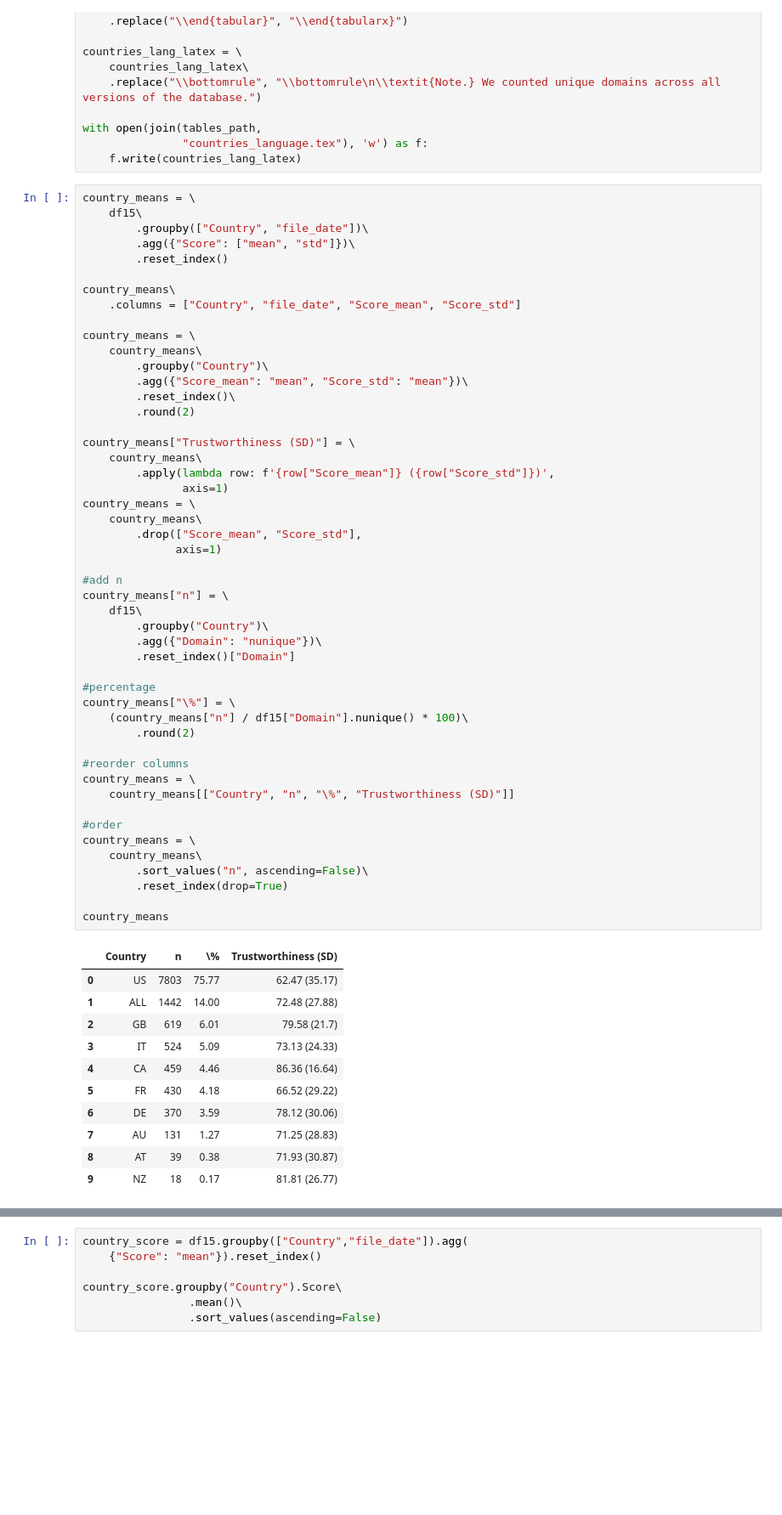
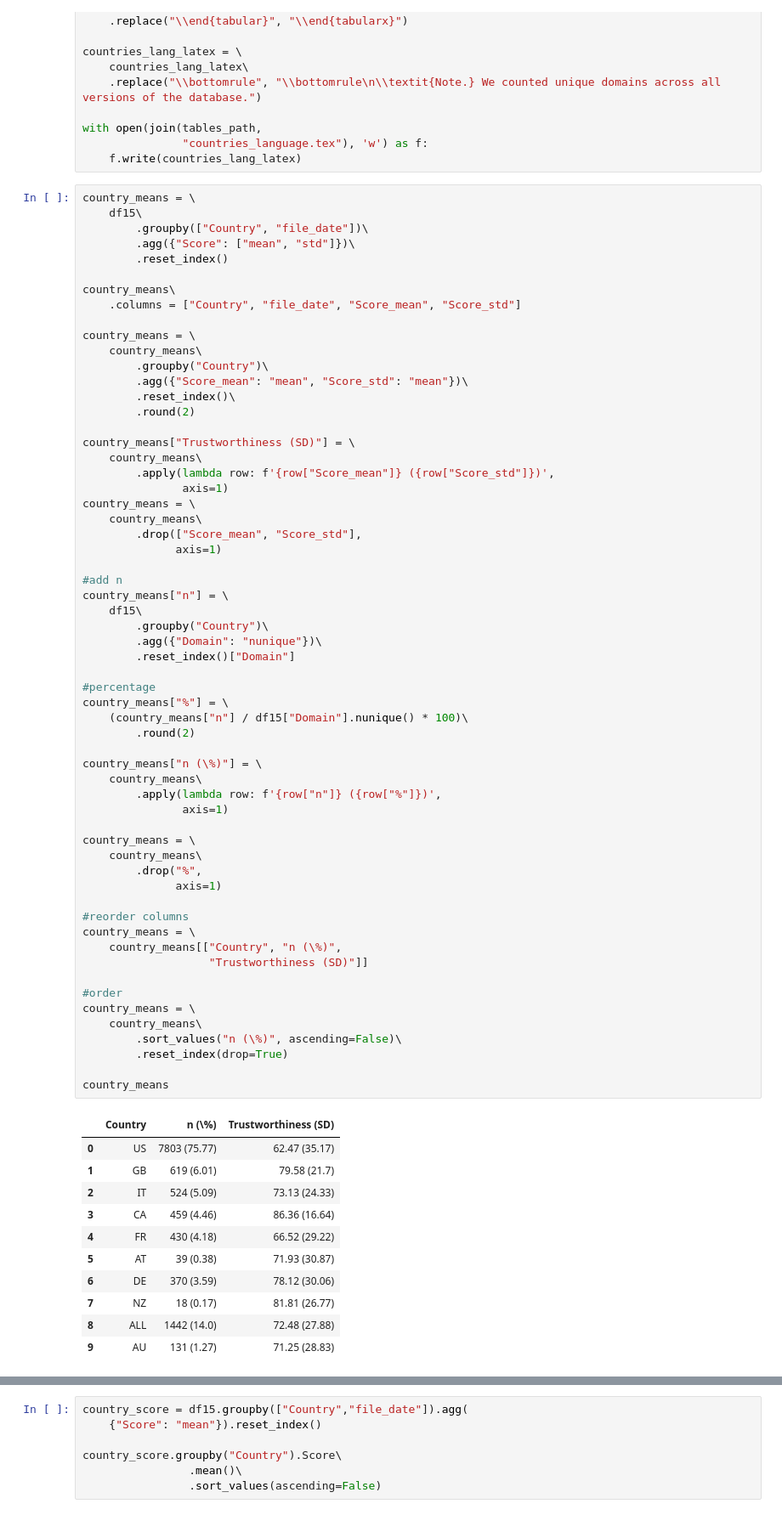
Before and after one commit to julaluehring/newsguard-review-analysis, a Jupyter notebook: 02-describe_newsguard.ipynb, the cells around one changed output, grey strips where cells are left out. Shown at 85% size. Cells and saved outputs as stored; diff of their text form; blank space fills up the shorter version.

Commit message:
table formatting

```diff
--- a/02-describe_newsguard.ipynb
+++ b/02-describe_newsguard.ipynb
@@ -559,44 +672,55 @@ country_means = \
 country_means["Trustworthiness (SD)"] = \
     country_means\
         .apply(lambda row: f'{row["Score_mean"]} ({row["Score_std"]})',
                axis=1)
 country_means = \
     country_means\
         .drop(["Score_mean", "Score_std"],
               axis=1)
 
 #add n
 country_means["n"] = \
     df15\
         .groupby("Country")\
         .agg({"Domain": "nunique"})\
         .reset_index()["Domain"]
 
 #percentage
-country_means["\%"] = \
+country_means["%"] = \
     (country_means["n"] / df15["Domain"].nunique() * 100)\
         .round(2)
 
+country_means["n (\%)"] = \
+    country_means\
+        .apply(lambda row: f'{row["n"]} ({row["%"]})',
+               axis=1)
+
+country_means = \
+    country_means\
+        .drop("%",
+              axis=1)
+
 #reorder columns
 country_means = \
-    country_means[["Country", "n", "\%", "Trustworthiness (SD)"]]
+    country_means[["Country", "n (\%)",
+                   "Trustworthiness (SD)"]]
 
 #order
 country_means = \
     country_means\
-        .sort_values("n", ascending=False)\
+        .sort_values("n (\%)", ascending=False)\
         .reset_index(drop=True)
 
 country_means
 # %% [output]
-|  | Country | n | \% | Trustworthiness (SD) |
-| 0 | US | 7803 | 75.77 | 62.47 (35.17) |
-| 1 | ALL | 1442 | 14.00 | 72.48 (27.88) |
-| 2 | GB | 619 | 6.01 | 79.58 (21.7) |
-| 3 | IT | 524 | 5.09 | 73.13 (24.33) |
-| 4 | CA | 459 | 4.46 | 86.36 (16.64) |
-| 5 | FR | 430 | 4.18 | 66.52 (29.22) |
-| 6 | DE | 370 | 3.59 | 78.12 (30.06) |
-| 7 | AU | 131 | 1.27 | 71.25 (28.83) |
-| 8 | AT | 39 | 0.38 | 71.93 (30.87) |
-| 9 | NZ | 18 | 0.17 | 81.81 (26.77) |
+|  | Country | n (\%) | Trustworthiness (SD) |
+| 0 | US | 7803 (75.77) | 62.47 (35.17) |
+| 1 | GB | 619 (6.01) | 79.58 (21.7) |
+| 2 | IT | 524 (5.09) | 73.13 (24.33) |
+| 3 | CA | 459 (4.46) | 86.36 (16.64) |
+| 4 | FR | 430 (4.18) | 66.52 (29.22) |
+| 5 | AT | 39 (0.38) | 71.93 (30.87) |
+| 6 | DE | 370 (3.59) | 78.12 (30.06) |
+| 7 | NZ | 18 (0.17) | 81.81 (26.77) |
+| 8 | ALL | 1442 (14.0) | 72.48 (27.88) |
+| 9 | AU | 131 (1.27) | 71.25 (28.83) |
```
Also changed, not shown: parts of 20 cells of this notebook.
